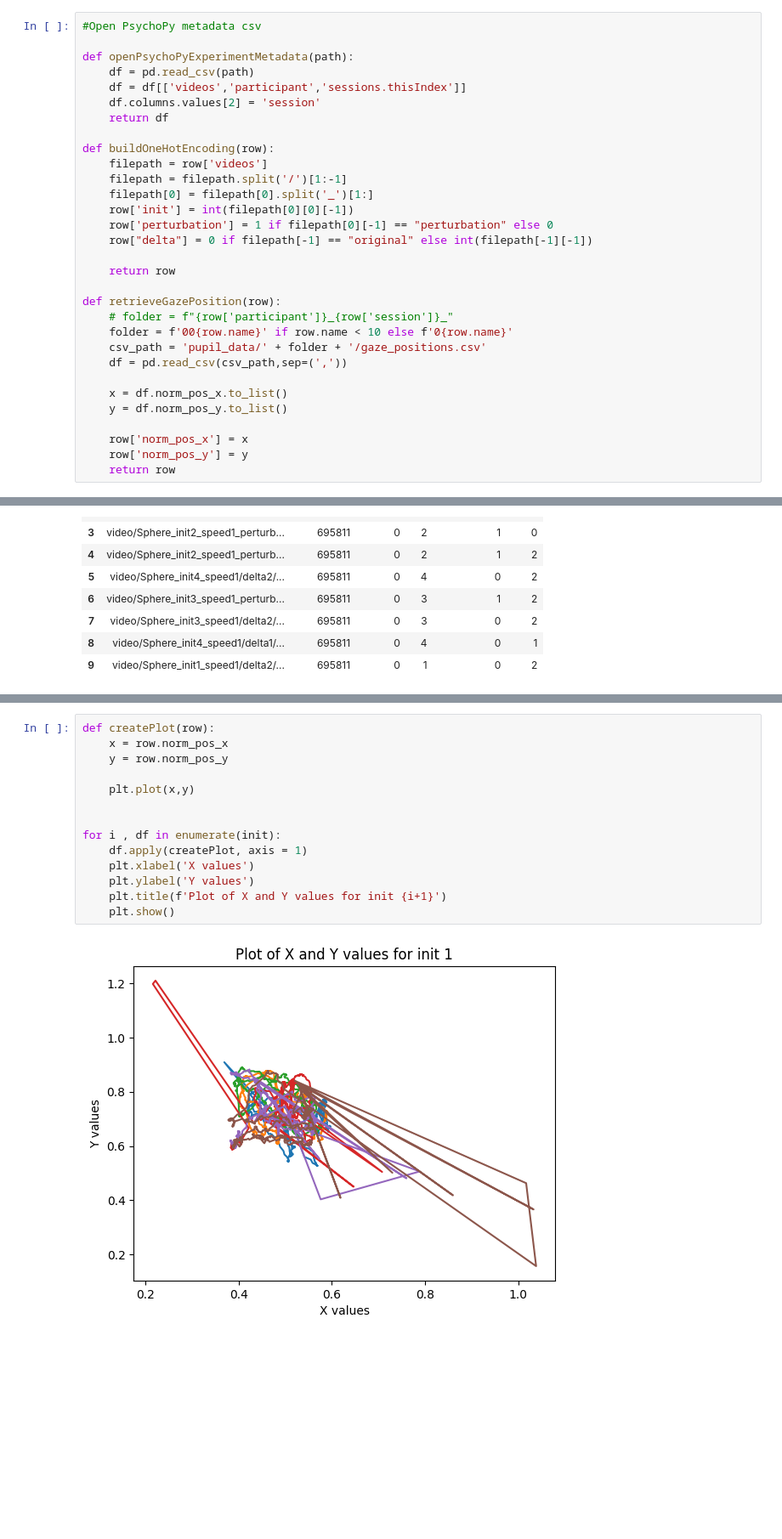
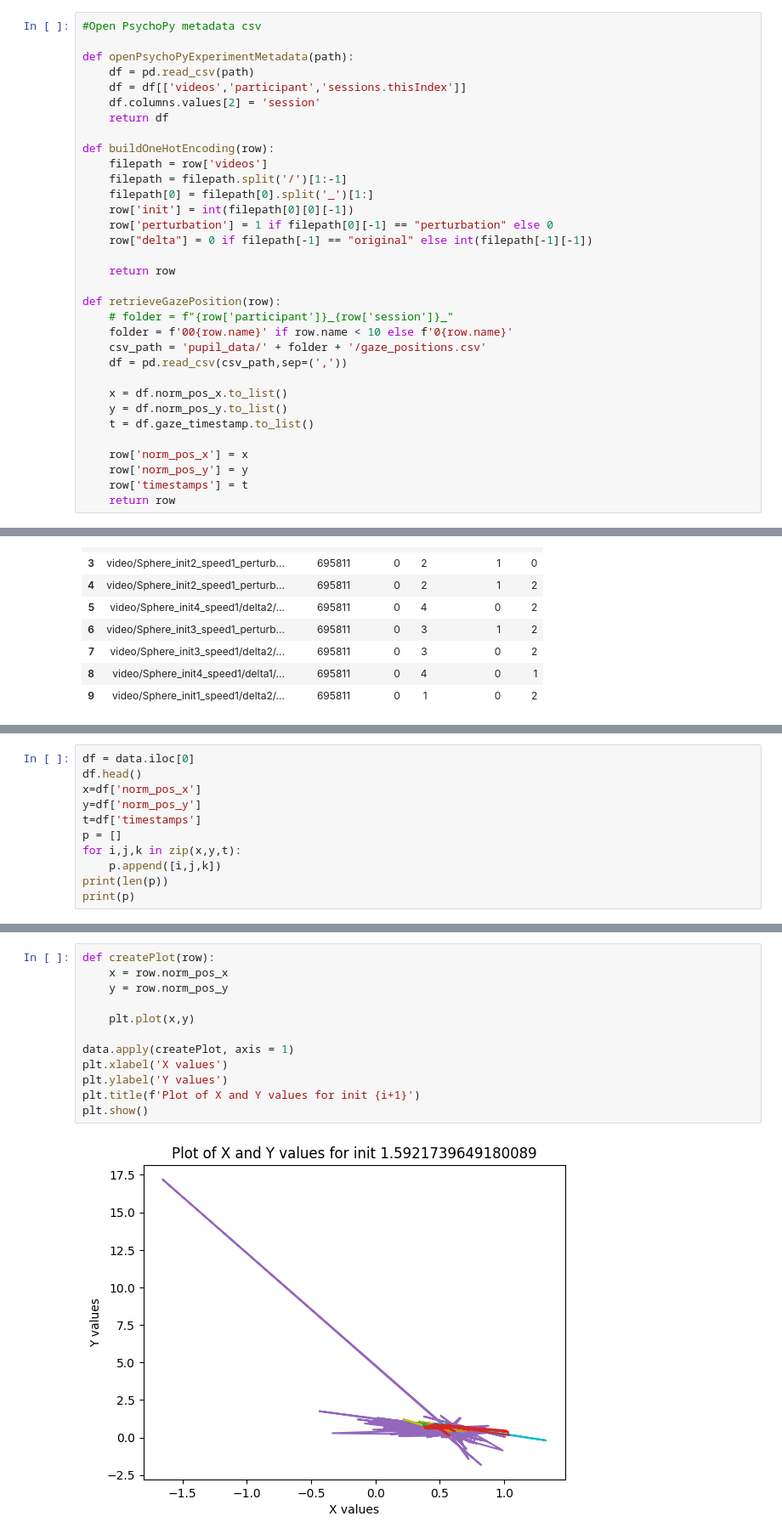
Before and after one commit to QuentinPerret/PFE-EyeTracking, a Jupyter notebook: data_analyzer.ipynb, the cells around one changed output, grey strips where cells are left out. Shown: that part at 85% size. Drawn from its saved outputs; the diff is of its cells as text; blank space fills up the shorter version.

```diff
--- a/data_analyzer.ipynb
+++ b/data_analyzer.ipynb
@@ -34,9 +60,11 @@ def retrieveGazePosition(row):
 
     x = df.norm_pos_x.to_list()
     y = df.norm_pos_y.to_list()
+    t = df.gaze_timestamp.to_list()
 
     row['norm_pos_x'] = x
     row['norm_pos_y'] = y
+    row['timestamps'] = t
     return row
 # %%
 data = openPsychoPyExperimentMetadata('data/695811_PFE_2023-11-22_15h15.35.294.csv')
@@ -116,0 +95,11 @@ init3.head()
+# %%
+df = data.iloc[0]
+df.head()
+x=df['norm_pos_x']
+y=df['norm_pos_y']
+t=df['timestamps']
+p = []
+for i,j,k in zip(x,y,t):
+    p.append([i,j,k])
+print(len(p))
+print(p)
@@ -117,16 +132,14 @@ init3.head()
 # %%
 def createPlot(row):
     x = row.norm_pos_x
     y = row.norm_pos_y
 
     plt.plot(x,y)
 
-
-for i , df in enumerate(init):
-    df.apply(createPlot, axis = 1)
-    plt.xlabel('X values')
-    plt.ylabel('Y values')
-    plt.title(f'Plot of X and Y values for init {i+1}')
-    plt.show()
+data.apply(createPlot, axis = 1)
+plt.xlabel('X values')
+plt.ylabel('Y values')
+plt.title(f'Plot of X and Y values for init {i+1}')
+plt.show()
 # %% [output]
-[figure, old version]
+[figure, new version]
```
Also changed, not shown: parts of 11 cells of this notebook, 2 other files.
